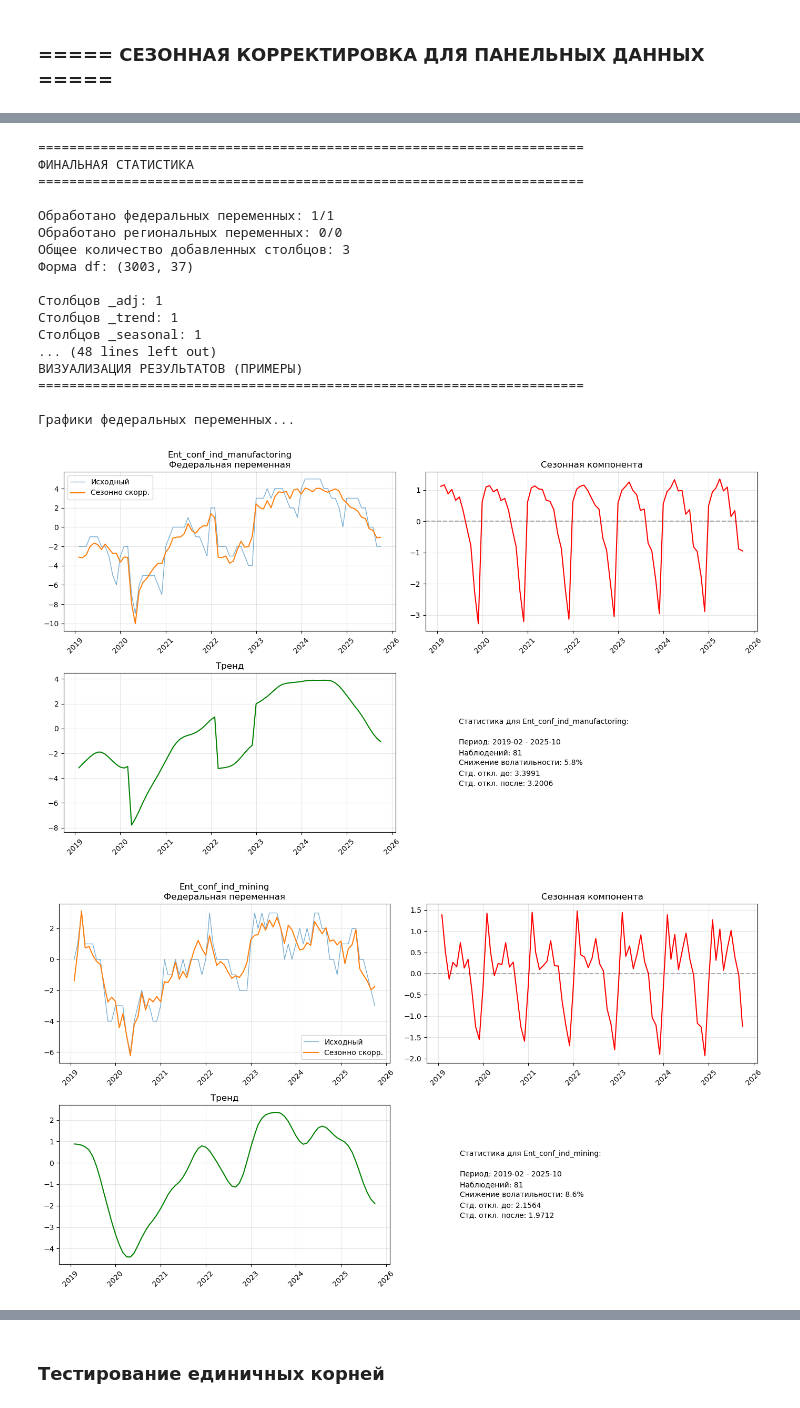
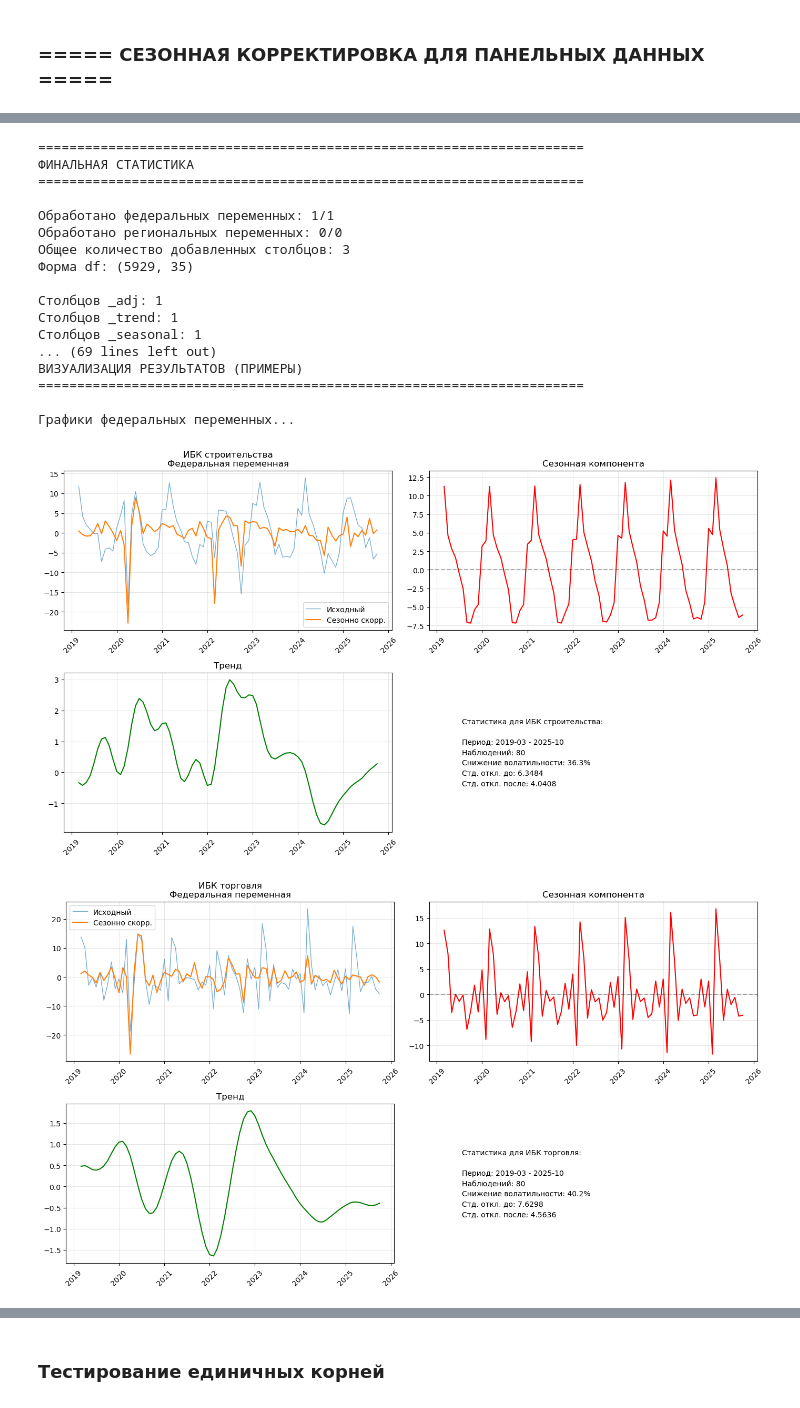
Before and after one commit to zerofermin/Monetary-policy-and-retail-landing-in-regions, a Jupyter notebook: Seasonal_Adjustment.ipynb, the cells around one changed output, grey strips where cells are left out. Drawn from its saved outputs; the diff is of its cells as text; code cells hidden in the pictures.

```diff
--- a/Seasonal_Adjustment.ipynb
+++ b/Seasonal_Adjustment.ipynb
@@ -89,14 +89,12 @@ df_reg = df_reg.merge(df_region_cluster, on='Region', how='left')
 # ============ ФЕДЕРАЛЬНЫЕ ПЕРЕМЕННЫЕ ============
 df_reg = df_reg.merge(df_shocks[['Date', 'Mon_Shock']], on='Date', how='left')
 
-df_rf_extra = df_RF[['Date', 'Bonds_Rate_Correct_5Y', 'Inflation_Expectations', 'exc_rate', 'MIACR', 'Covid_dum', 'Sank_dum', 'ROISFIX']].copy()
+df_RF.rename(columns={'exc_rate': 'Exc_rate'}, inplace=True)
+df_RF.rename(columns={'exc_rate_diff': 'd_Ex_Rate'}, inplace=True)
+
+df_rf_extra = df_RF[['Date', 'Bonds_Rate_Correct_5Y', 'Inflation_Expectations', 'Exc_rate', 'd_Ex_Rate', 'MIACR', 'Covid_dum', 'Sank_dum', 'ROISFIX']].copy()
 df_reg = df_reg.merge(df_rf_extra, on='Date', how='left')
-df_reg.rename(columns={'exc_rate': 'Exc_rate'}, inplace=True)
-
-# Создаем лаги
-df_reg['Int_Rate_FL_lag1'] = df_reg.groupby('Region')['Int_Rate_FL'].shift(1)
-df_reg['Int_Rate_Mort_lag1'] = df_reg.groupby('Region')['Int_Rate_Mort'].shift(1)
-df_reg['Int_Rate_ConsCred_lag1'] = df_reg.groupby('Region')['Int_Rate_ConsCred'].shift(1)
+df_reg.rename(columns={'CPI': 'CPI_reg'}, inplace=True)
 # %%
 ###############################################
 ### Переход к первым разностям панельных данных
@@ -212,10 +228,11 @@ print("ОЧИСТКА РЕГИОНОВ ПО МЕТОДУ IQR")
 print("="*70)
 
 key_vars = [x for x in choosed_vars if x not in [
+
     'Mon_Shock',                    # Шоки
     'd_Mon_Shock',
-    'd_Mon_Shock_neg',
-    'd_Mon_Shock_pos',
+    'Mon_Shock_neg',
+    'Mon_Shock_pos',
     'd_Mon_Shock_neg',
     'd_Mon_Shock_pos',
     'ROISFIX',
@@ -224,6 +241,10 @@ key_vars = [x for x in choosed_vars if x not in [
     'Cluster_2',
     'Covid_dum',
     'Sank_dum',
+
+    'd_IBC_constr',
+    'd_IBC_torg',
+    'd_IBC_auto',
     ]
 ]
 
@@ -378,14 +412,16 @@ friedman_summary = panel_utils.run_friedman_seasonality_tests(df_RF, date_col='D
 # %%
 # Сезонная корректировка
+# ! Для корректировки НЕОБХОДИМО добавить новые переменные в список функции seasonal_adjust_panel_wrapper в seasonal_adjustment.py
 # 'Inflation_Expectations', 'Ent_conf_ind_manufactoring', 'Ent_conf_ind_mining' потенциальные переменные
+# Output_Index, IBC_constr, IBC_torg, IBC_auto, IBC_constr_fed, IBC_torg_fed, IBC_auto_fed
 
 from seasonal_adjustment import seasonal_adjust_panel_wrapper
 
-col_name = ['Inflation_Expectations']
-df_reg_analys = seasonal_adjust_panel_wrapper(df_reg_analys, col_name)
+col_name_reg = ['Inflation_Expectations']
+df_reg_analys = seasonal_adjust_panel_wrapper(df_reg_analys, col_name_reg)
 
-col_name = ['Ent_conf_ind_manufactoring', 'Ent_conf_ind_mining']
-df_RF = seasonal_adjust_panel_wrapper(df_RF, col_name)
+col_name_fed = ['Ent_conf_ind_manufactoring', 'Ent_conf_ind_mining', 'd_IBC_constr_fed', 'd_IBC_torg_fed', 'd_IBC_auto_fed']
+df_RF = seasonal_adjust_panel_wrapper(df_RF, col_name_fed)
 # %% [output]
 ======================================================================
 СЕЗОННАЯ КОРРЕКТИРОВКА ФЕДЕРАЛЬНЫХ ПЕРЕМЕННЫХ
@@ -393,34 +429,34 @@ df_RF = seasonal_adjust_panel_wrapper(df_RF, col_name)
 
 Инфляционные ожидания (Inflation_Expectations):
   ✓ Успешно скорректировано, снижение волатильности: 2.0%
 
 ======================================================================
 СЕЗОННАЯ КОРРЕКТИРОВКА РЕГИОНАЛЬНЫХ ПЕРЕМЕННЫХ
 ======================================================================
 
 ======================================================================
 ... (25 lines left out)
 ВИЗУАЛИЗАЦИЯ РЕЗУЛЬТАТОВ (ПРИМЕРЫ)
 ======================================================================
 
 Графики федеральных переменных...
 [figure]
 ======================================================================
 ФИНАЛЬНАЯ СТАТИСТИКА
 ======================================================================
 
 Обработано федеральных переменных: 1/1
 Обработано региональных переменных: 0/0
 Общее количество добавленных столбцов: 3
-Форма df: (3003, 37)
+Форма df: (5929, 35)
 
 Столбцов _adj: 1
 Столбцов _trend: 1
 Столбцов _seasonal: 1
-... (48 lines left out)
+... (69 lines left out)
 ВИЗУАЛИЗАЦИЯ РЕЗУЛЬТАТОВ (ПРИМЕРЫ)
 ======================================================================
 
 Графики федеральных переменных...
-[figure, old version]
+[figure, new version]
-[figure, old version]
+[figure, new version]
```
Also changed, not shown: parts of 14 cells of this notebook, 2 other files.
